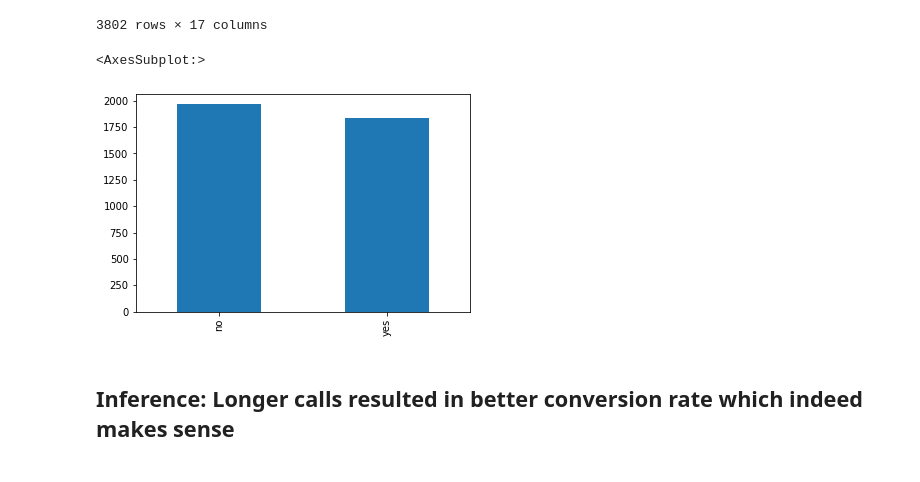
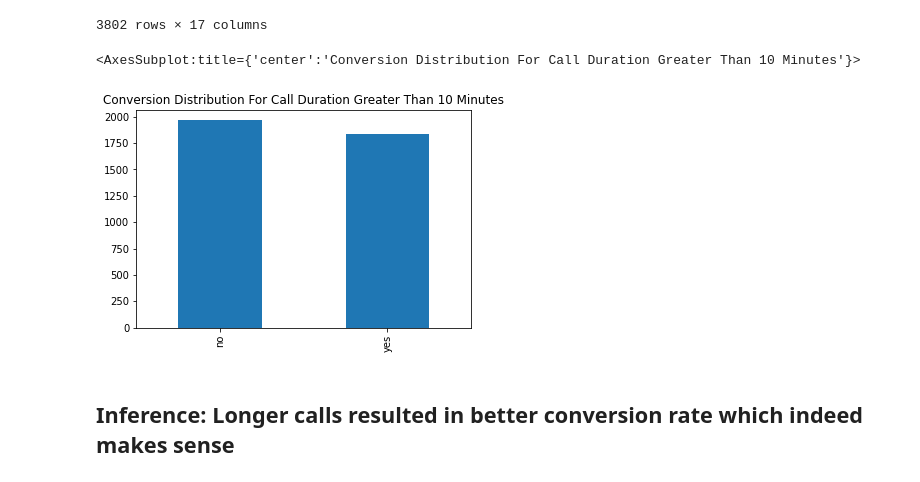
Before and after one commit to allysaha/Bank-Marketing-Data-Classification, a Jupyter notebook: Classification_Bank_Marketing_Conversion_Prediction.ipynb, the cells around one changed output. Drawn from its saved outputs; the diff is of its cells as text; code cells hidden in the pictures.

```diff
--- a/Classification_Bank_Marketing_Conversion_Prediction.ipynb
+++ b/Classification_Bank_Marketing_Conversion_Prediction.ipynb
@@ -392,10 +392,10 @@ data_calls_10
 | 45208 | 72 | retired | married | secondary | no | 5715 | no | no | cellular | 17 | nov | ... |
 3802 rows × 17 columns
 # %%
-data_calls_10['y'].value_counts().plot(kind="bar")
+data_calls_10['y'].value_counts().plot(kind="bar", title="Conversion Distribution For Call Duration Greater Than 10 Minutes")
 # %% [output]
-<AxesSubplot:>
+<AxesSubplot:title={'center':'Conversion Distribution For Call Duration Greater Than 10 Minutes'}>
-[figure, old version]
+[figure, new version]
 # %% [markdown]
 ## Inference: Longer calls resulted in better conversion rate which indeed makes sense
 # %% [markdown]
```
Also changed, not shown: parts of 24 cells of this notebook.
